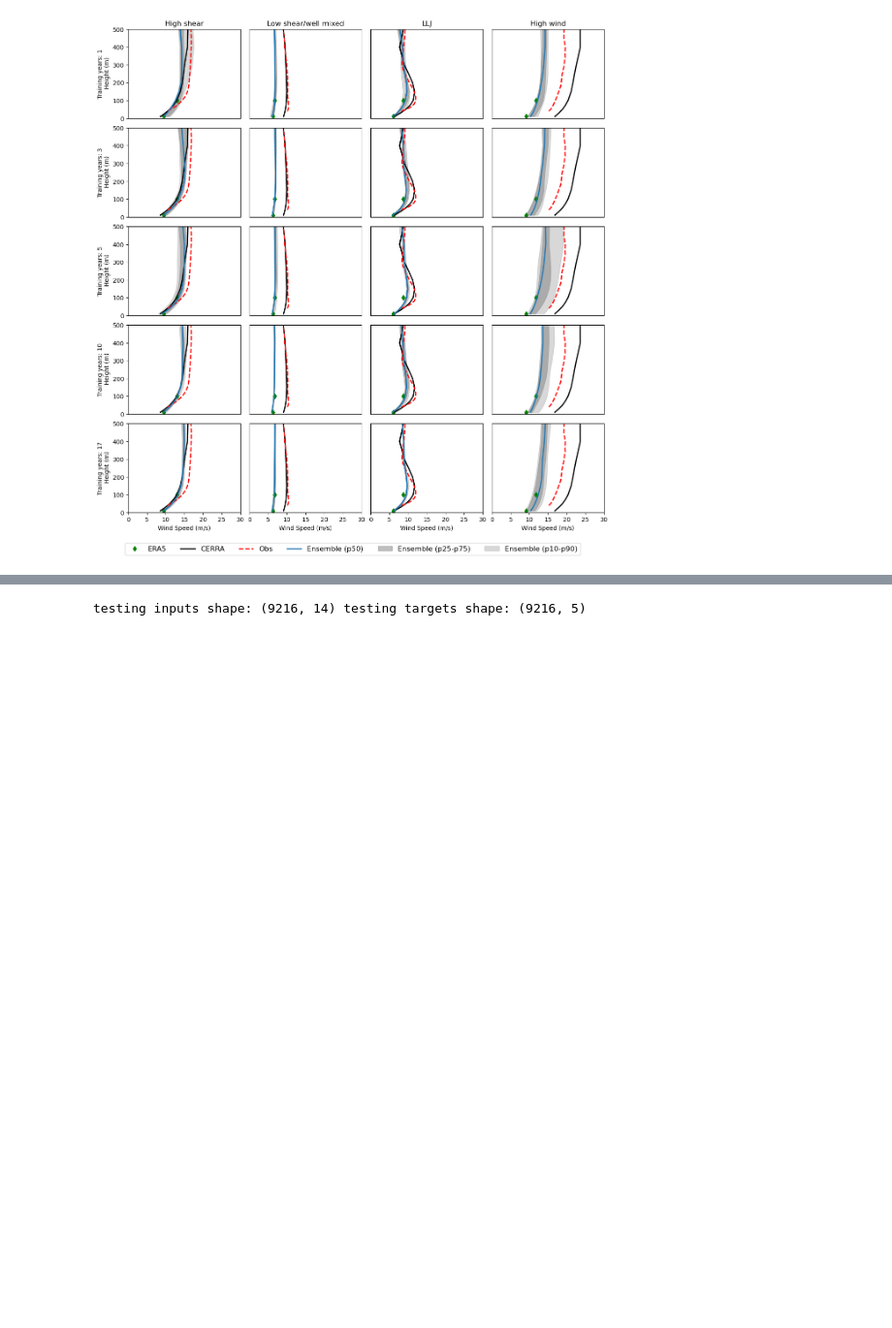
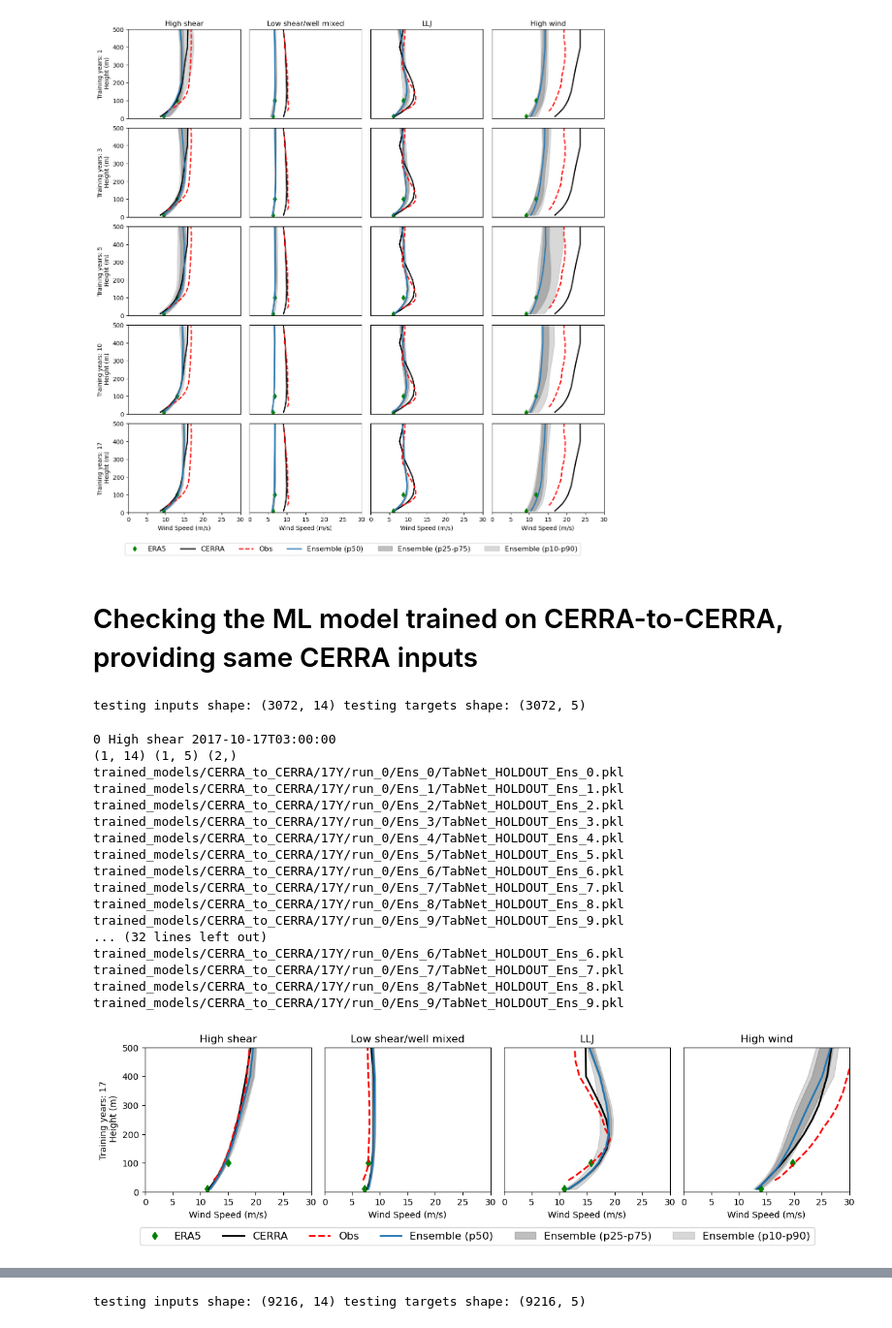
Before and after one commit to HarishBaki/DL_based_wind_profile_estimation, a Jupyter notebook: WES/TabNet_multioutput_CERRA_targets.ipynb, the cells around one changed output, grey strips where cells are left out. Shown at 97% size. Saved outputs shown, nothing was run; the diff lists cells and outputs as text; code cells hidden in the pictures; blank space fills up the shorter version.

```diff
--- a/WES/TabNet_multioutput_CERRA_targets.ipynb
+++ b/WES/TabNet_multioutput_CERRA_targets.ipynb
@@ -25,13 +25,13 @@ from sklearn import preprocessing
 from numpy.random import seed
 randSeed = np.random.randint(1000)
 
-root_dir = '/media/harish/SSD/DL_based_wind_profile_estimation'
+root_dir = '/media/ssd_2tb_evo/DL_based_wind_profile_estimation'
 sys.path.append(root_dir)
 from libraries import *
 from plotters import *
 
 # === gather variables provided as input arguments ===
-config_file = 'config_ERA5_to_CERRA.yaml' #sys.argv[1]
+config_file = 'config_CERRA_to_CERRA.yaml' #sys.argv[1]
 train_years = int(17) #int(sys.argv[2])
 Ens = 0 #int(sys.argv[3]) #ensemble number
 
@@ -41,7 +41,7 @@ with open(config_file, 'r') as yaml_file:
 input_file = config['input_file']
 input_times_freq = config['input_times_freq']
 Coeff_file = config['Coeff_file']
-profiles_file = config['profiles_file']
+profiles_file = None if config['profiles_file'] == '' else config['profiles_file']
 input_variables = config['input_variables']
 train_locations = config['train_locations']
 test_dates_range = config['test_dates_range']
@@ -257,3 +258,77 @@ plt.savefig(f'Figures/Tabnet_multioutput_{experiment}_worst_wind_profiles_sensit
 4 LLJ 2018-04-10T02:00:00
 4 High wind 2017-12-31T11:00:00
 [figure]
+# %% [markdown]
+# Checking the ML model trained on CERRA-to-CERRA, providing same CERRA inputs
+# %%
+# === gather variables provided as input arguments ===
+config_file = 'config_CERRA_to_CERRA.yaml' #sys.argv[1]
+
+# === load yaml file and extract variables ===
+with open(config_file, 'r') as yaml_file:
+    config = yaml.safe_load(yaml_file)
+input_file = config['input_file']
+input_times_freq = config['input_times_freq']
+Coeff_file = config['Coeff_file']
+input_variables = config['input_variables']
+train_locations = config['train_locations']
+test_dates_range = config['test_dates_range']
+test_locations = config['test_locations']
+nEns = config['nEns']
+tabnet_param_file = config['tabnet_param_file']
+target_variables = config['target_variables']
+experiment = config['experiment']
+
+X_test,Y_test = data_processing(input_file,Coeff_file,input_times_freq,input_variables,target_variables,test_dates_range,test_locations)
+print('testing inputs shape:',X_test.shape,'testing targets shape:',Y_test.shape)
+# %% [output]
+testing inputs shape: (3072, 14) testing targets shape: (3072, 5)
+# %%
+train_years = [17]
+run = 0
+fig = plt.figure(figsize=(12, 3), constrained_layout=True)
+gs = fig.add_gridspec(1,4)
+for i,train_year in enumerate(train_years):
+    for k,profile in enumerate(profile_dates):
+        print(i,profile, profile_dates[profile][0])
+
+        X_test,Y_test = data_processing(input_file,Coeff_file,input_times_freq,input_variables,target_variables,
+                                        [profile_dates[profile][0],profile_dates[profile][0]],test_locations)
+        ERA5_input_file = '/media/ssd_2tb_evo/DL_based_wind_profile_estimation/data/ERA5.nc'
+        ERA5_ws, _ = data_processing(ERA5_input_file,Coeff_file,input_times_freq,input_variables,target_variables,
+                                        [profile_dates[profile][0],profile_dates[profile][0]],test_locations)
+        ERA5_ws = ERA5_ws[0,0:2]
+        print(X_test.shape,Y_test.shape,ERA5_ws.shape)
+
+        Obs = df_Obs[profile_dates[profile][0]:profile_dates[profile][0]].values.T
+
+        title = profile if i == 0 else None
+        xlabel = f'Wind Speed (m/s)' #if i == 4 else None
+        ylabel = f'Training years: {train_year}\n Height (m)' if k == 0 else None
+        axs = profle_plotter(fig,gs[i,k],X_test,Y_test,ERA5_ws=ERA5_ws,Obs=Obs,title=title,xlabel=xlabel,ylabel=ylabel,train_years=train_year,run=run)
+
+# Extract legend from one of the subplots
+handles, labels = axs.get_legend_handles_labels()
+# Create a common legend below the figures
+fig.legend(handles, labels, loc='lower center', ncol=len(labels), bbox_to_anchor=(0.5, -0.15),fontsize=12)
+
+plt.savefig(f'Figures/Tabnet_multioutput_{experiment}_best_wind_profiles_CERRA-to-CERRA_model_with_CERRA_inputs.pdf',dpi=300,bbox_inches='tight',pad_inches=0)
+# %% [output]
+0 High shear 2017-10-17T03:00:00
+(1, 14) (1, 5) (2,)
+trained_models/CERRA_to_CERRA/17Y/run_0/Ens_0/TabNet_HOLDOUT_Ens_0.pkl
+trained_models/CERRA_to_CERRA/17Y/run_0/Ens_1/TabNet_HOLDOUT_Ens_1.pkl
+trained_models/CERRA_to_CERRA/17Y/run_0/Ens_2/TabNet_HOLDOUT_Ens_2.pkl
+trained_models/CERRA_to_CERRA/17Y/run_0/Ens_3/TabNet_HOLDOUT_Ens_3.pkl
+trained_models/CERRA_to_CERRA/17Y/run_0/Ens_4/TabNet_HOLDOUT_Ens_4.pkl
+trained_models/CERRA_to_CERRA/17Y/run_0/Ens_5/TabNet_HOLDOUT_Ens_5.pkl
+trained_models/CERRA_to_CERRA/17Y/run_0/Ens_6/TabNet_HOLDOUT_Ens_6.pkl
+trained_models/CERRA_to_CERRA/17Y/run_0/Ens_7/TabNet_HOLDOUT_Ens_7.pkl
+trained_models/CERRA_to_CERRA/17Y/run_0/Ens_8/TabNet_HOLDOUT_Ens_8.pkl
+trained_models/CERRA_to_CERRA/17Y/run_0/Ens_9/TabNet_HOLDOUT_Ens_9.pkl
+... (32 lines left out)
+trained_models/CERRA_to_CERRA/17Y/run_0/Ens_6/TabNet_HOLDOUT_Ens_6.pkl
+trained_models/CERRA_to_CERRA/17Y/run_0/Ens_7/TabNet_HOLDOUT_Ens_7.pkl
+trained_models/CERRA_to_CERRA/17Y/run_0/Ens_8/TabNet_HOLDOUT_Ens_8.pkl
+trained_models/CERRA_to_CERRA/17Y/run_0/Ens_9/TabNet_HOLDOUT_Ens_9.pkl
+[figure, added]
```
Also changed, not shown: parts of 7 cells of this notebook, 5 other files.
